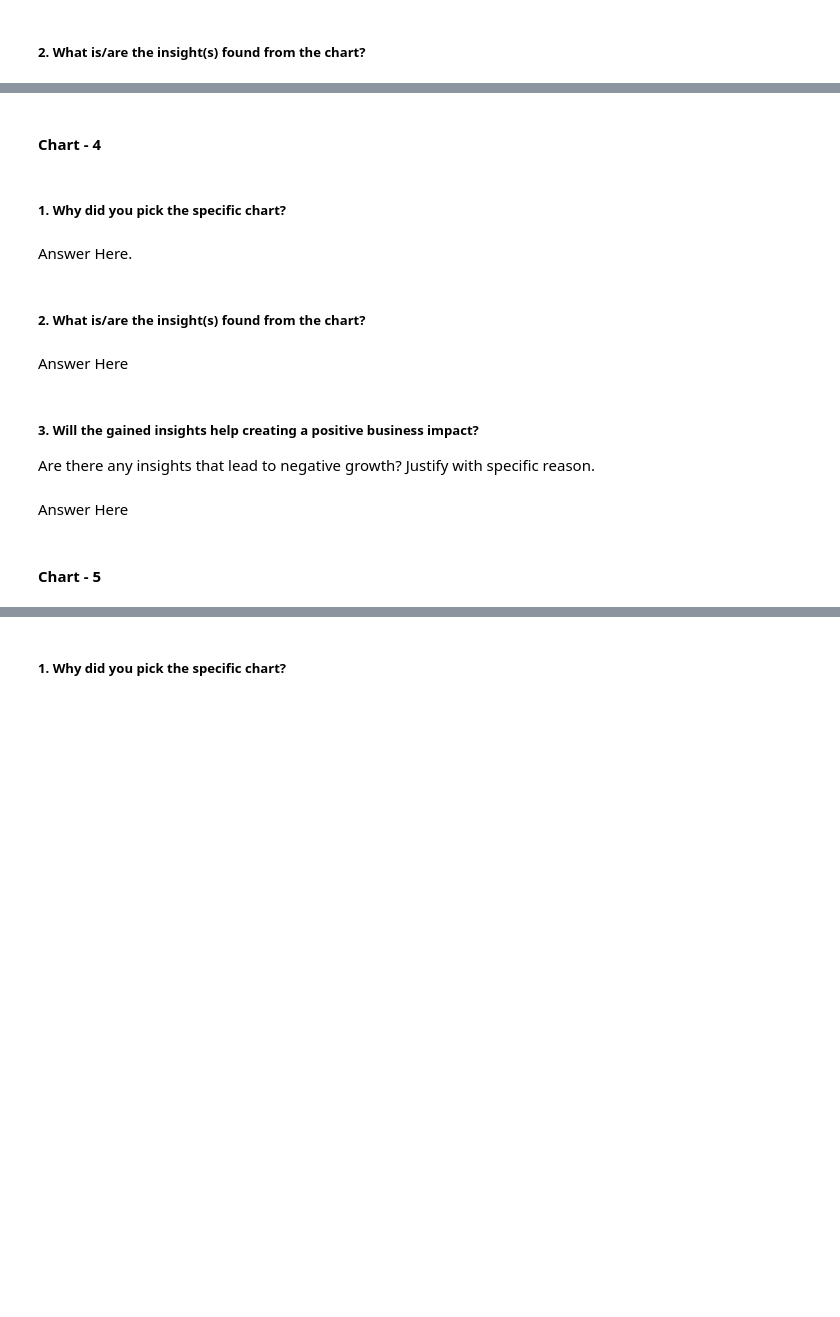
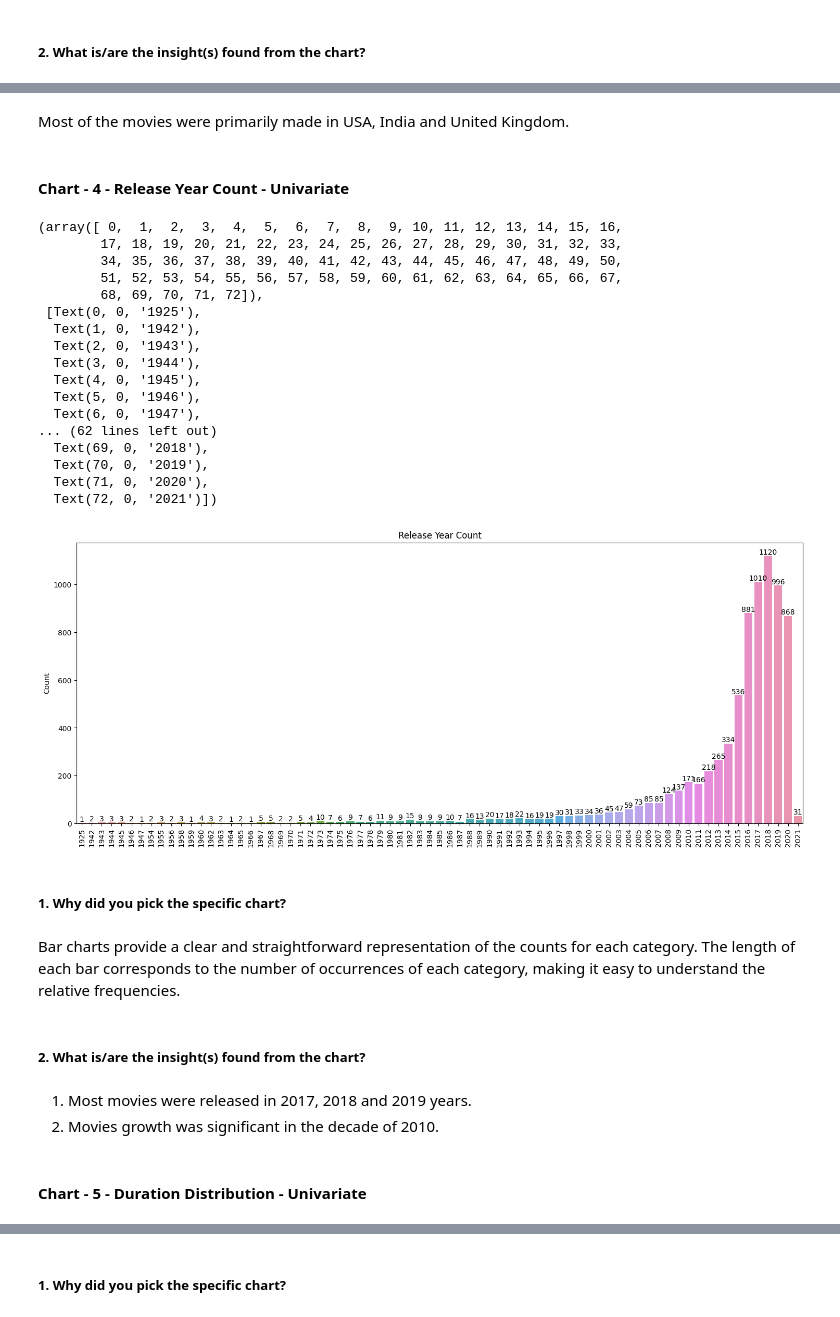
Before and after one commit to dhar9571/Capstone-Project-Unsupervised-ML---Netflix-Dataset, a Jupyter notebook: Capstone_Project_Unsupervised_ML_Netflix_Dataset.ipynb, the cells around one changed output, grey strips where cells are left out. Drawn from its saved outputs; the diff is of its cells as text; code cells hidden in the pictures; blank space fills up the shorter version.

```diff
--- a/Capstone_Project_Unsupervised_ML_Netflix_Dataset.ipynb
+++ b/Capstone_Project_Unsupervised_ML_Netflix_Dataset.ipynb
@@ -415,2 +470,4 @@ Answer Here
+# %% [markdown]
+Most of the movies were primarily made in USA, India and United Kingdom.
 # %% [markdown]
-#### Chart - 4
+#### Chart - 4 - Release Year Count - Univariate
@@ -419,15 +474,43 @@ Answer Here
+# %%
+# Chart - 4 visualization code
+
+plt.figure(figsize=(18,7))
+
+ax = sns.barplot(x=df.release_year.value_counts().index,y=df.release_year.value_counts().values)
+
+for count in ax.containers:
+  ax.bar_label(count)
+
+plt.title('Release Year Count')
+plt.ylabel('Count')
+plt.xticks(rotation=90)
+# %% [output]
+(array([ 0,  1,  2,  3,  4,  5,  6,  7,  8,  9, 10, 11, 12, 13, 14, 15, 16,
+        17, 18, 19, 20, 21, 22, 23, 24, 25, 26, 27, 28, 29, 30, 31, 32, 33,
+        34, 35, 36, 37, 38, 39, 40, 41, 42, 43, 44, 45, 46, 47, 48, 49, 50,
+        51, 52, 53, 54, 55, 56, 57, 58, 59, 60, 61, 62, 63, 64, 65, 66, 67,
+        68, 69, 70, 71, 72]),
+ [Text(0, 0, '1925'),
+  Text(1, 0, '1942'),
+  Text(2, 0, '1943'),
+  Text(3, 0, '1944'),
+  Text(4, 0, '1945'),
+  Text(5, 0, '1946'),
+  Text(6, 0, '1947'),
+... (62 lines left out)
+  Text(69, 0, '2018'),
+  Text(70, 0, '2019'),
+  Text(71, 0, '2020'),
+  Text(72, 0, '2021')])
+[figure, added]
 # %% [markdown]
 ##### 1. Why did you pick the specific chart?
-# %% [markdown]
-Answer Here.
+# %% [markdown]
+Bar charts provide a clear and straightforward representation of the counts for each category. The length of each bar corresponds to the number of occurrences of each category, making it easy to understand the relative frequencies.
 # %% [markdown]
 ##### 2. What is/are the insight(s) found from the chart?
-# %% [markdown]
-Answer Here
-# %% [markdown]
-##### 3. Will the gained insights help creating a positive business impact?
-Are there any insights that lead to negative growth? Justify with specific reason.
-# %% [markdown]
-Answer Here
+# %% [markdown]
+1. Most movies were released in 2017, 2018 and 2019 years.
+2. Movies growth was significant in the decade of 2010.
 # %% [markdown]
-#### Chart - 5
+#### Chart - 5 - Duration Distribution - Univariate
```
Also changed, not shown: parts of 51 cells of this notebook.
